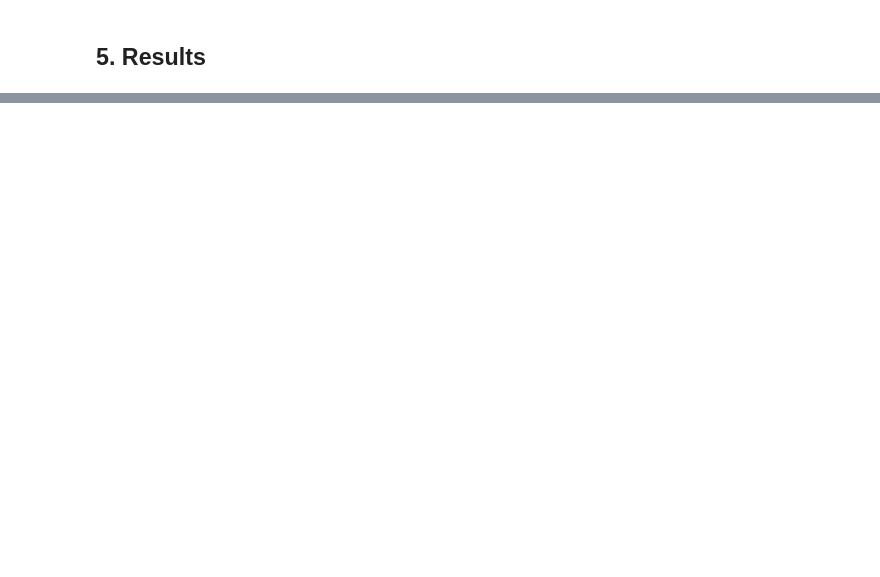
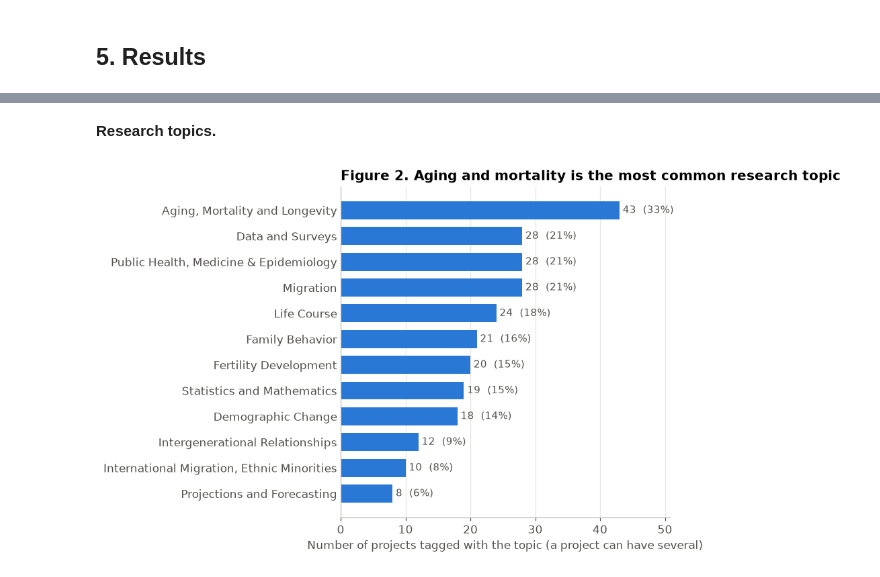
Before and after one commit to xueqiancheng8/datasci530fall2026, a Jupyter notebook: assignments/mpidr_project2.ipynb, the cells around one changed output, grey strips where cells are left out. Saved outputs shown, nothing was run; the diff lists cells and outputs as text; code cells hidden in the pictures; blank space fills up the shorter version.

```diff
--- a/assignments/mpidr_project2.ipynb
+++ b/assignments/mpidr_project2.ipynb
@@ -157,0 +349,22 @@ print(len(pubs), "distinct publication URLs;", len(papers), "distinct papers")
+# %% [markdown]
+**Research topics.**
+# %%
+topic_counts = (project_keywords.drop_duplicates(["project_url", "keyword"])
+                                ["keyword"].value_counts().head(12).sort_values()
+                                .rename(index = {"Health Care, Public Health, Medicine, and Epidemiology":
+                                                 "Public Health, Medicine & Epidemiology"}))
+share = topic_counts / len(projects)
+
+fig, ax = plt.subplots(figsize = (8, 5.5))
+ax.barh(topic_counts.index, topic_counts.values, color = BLUE, height = 0.7)
+for y, (n, s) in enumerate(zip(topic_counts.values, share.values)):
+    ax.text(n + 0.5, y, f"{n}  ({s:.0%})", va = "center", fontsize = 10, color = INK_2)
+ax.set_title("Figure 2. Aging and mortality is the most common research topic")
+ax.set_xlabel("Number of projects tagged with the topic (a project can have several)")
+ax.set_xlim(0, topic_counts.max() * 1.18)
+ax.grid(axis = "y", visible = False)
+ax.tick_params(axis = "y", length = 0)
+plt.tight_layout()
+plt.show()
+# %% [output]
+[figure, added]
```
Also changed, not shown: parts of 42 cells of this notebook, 3 other files.
